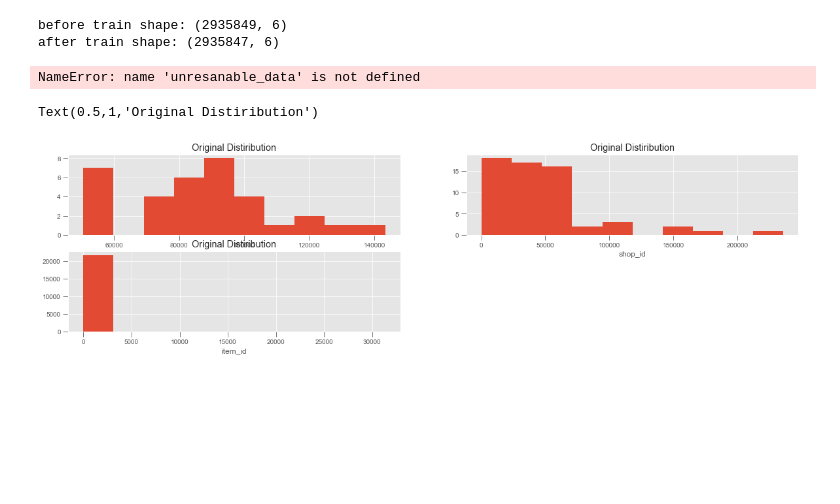
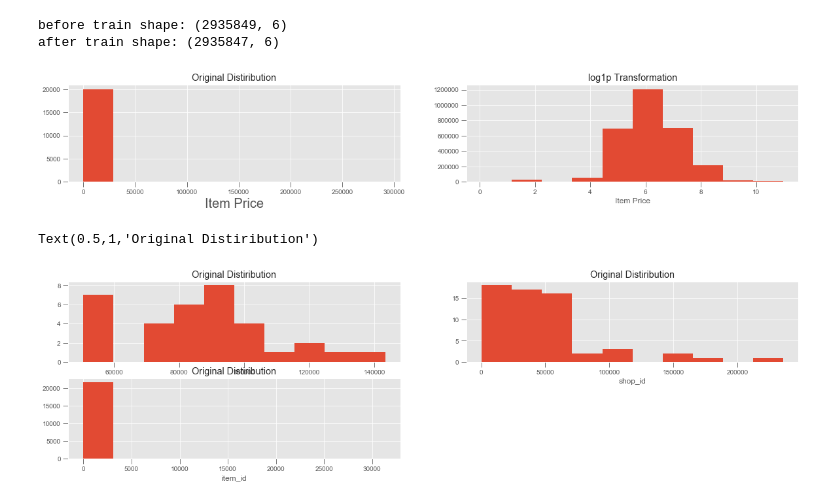
Before and after one commit to kkchuchu/kkchuchu.mushroom, a Jupyter notebook: kaggle/predict_future_sales/why so different.ipynb, the cells around one changed output. Drawn from its saved outputs; the diff is of its cells as text; code cells hidden in the pictures; blank space fills up the shorter version.

Commit message:
merge price to train set

```diff
--- a/kaggle/predict_future_sales/why so different.ipynb
+++ b/kaggle/predict_future_sales/why so different.ipynb
@@ -29,20 +29,20 @@ print('after train shape:', train.shape)
 before train shape: (2935849, 6)
 after train shape: (2935847, 6)
 # %%
-unresanable_data(train['item_price'])
+# unresanable_data(train['item_price'])
 count_price = train.item_price.value_counts().sort_index(ascending=False)
 plt.subplot(221)
 count_price.hist(figsize=(20,6))
 plt.xlabel('Item Price', fontsize=20);
 plt.title('Original Distiribution')
 
 plt.subplot(222)
 train.item_price.map(np.log1p).hist(figsize=(20,6))
 plt.xlabel('Item Price');
 plt.title('log1p Transformation')
 train.loc[:,'item_price'] = train.item_price.map(np.log1p)
 # %% [output]
-NameError: name 'unresanable_data' is not defined
+[figure, added]
 # %%
 # unresanable_data(train['date_block_num'])
 count_price = train.date_block_num.value_counts().sort_index(ascending=False)
```
Also changed, not shown: parts of 7 cells of this notebook.
